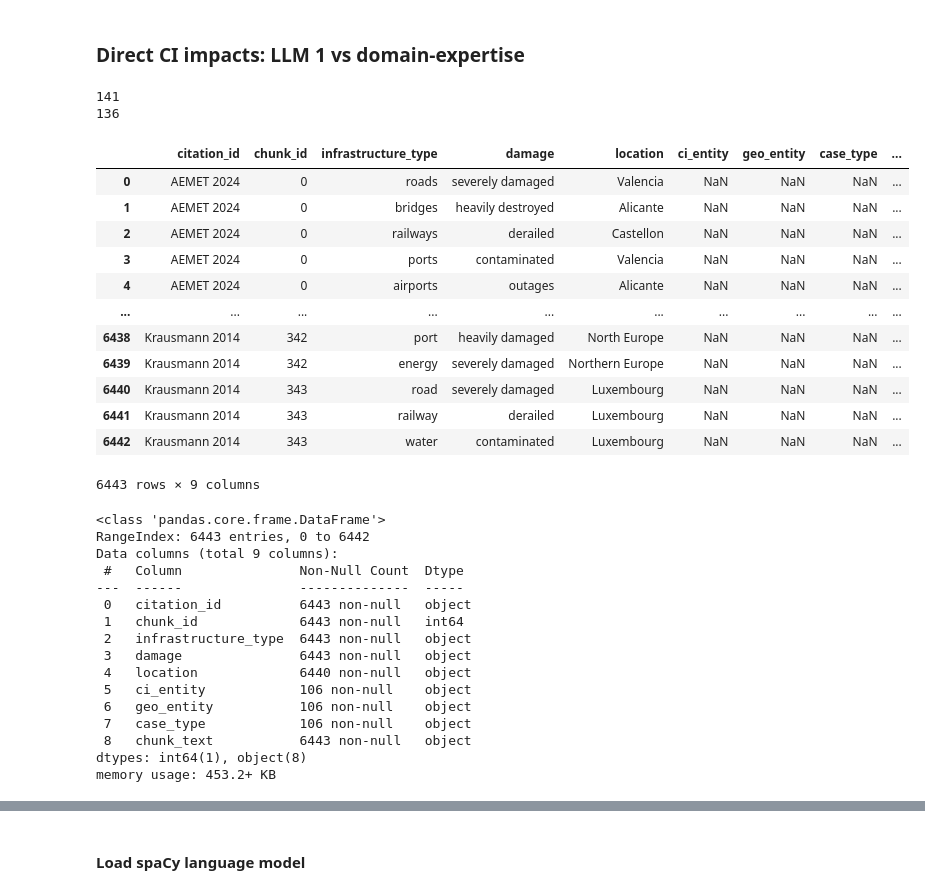
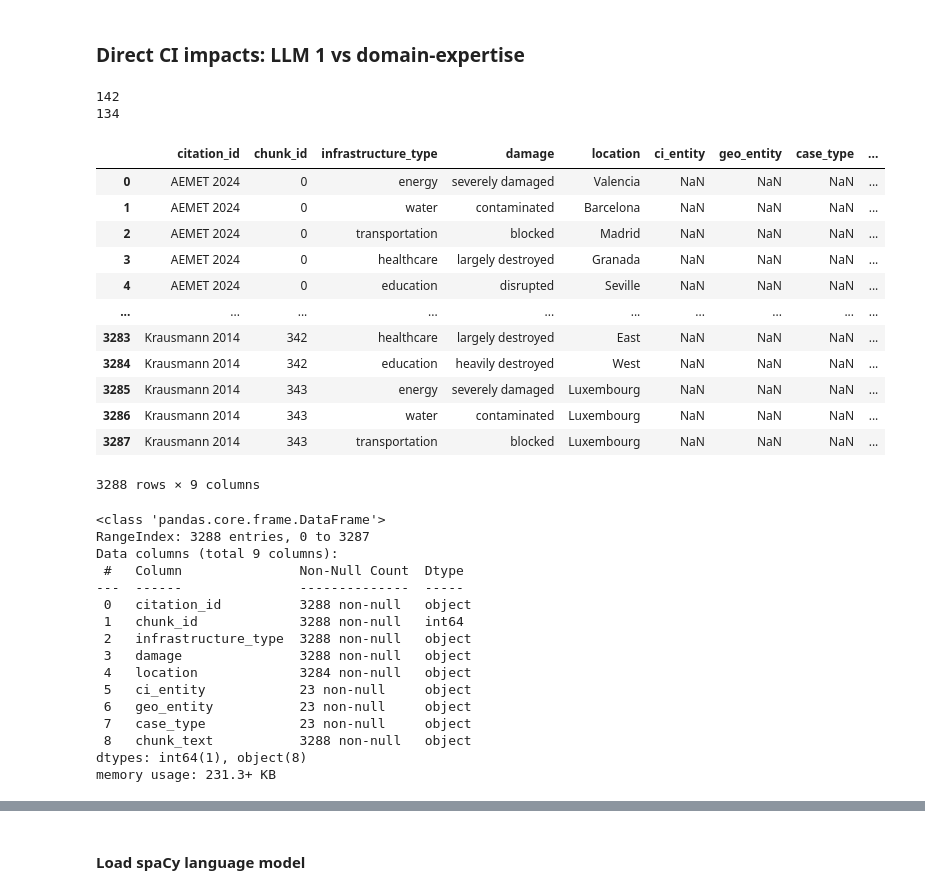
Before and after one commit to SWN-group-at-TU-Berlin/CI-impacts-information-retrieval, a Jupyter notebook: notebooks/llm_evaluation.ipynb, the cells around one changed output, grey strips where cells are left out. Drawn from its saved outputs; the diff is of its cells as text; code cells hidden in the pictures.

```diff
--- a/notebooks/llm_evaluation.ipynb
+++ b/notebooks/llm_evaluation.ipynb
@@ -65,69 +63,69 @@ warnings.filterwarnings("ignore", category=FutureWarning)
 VALID_DATA_FILENAME = "table_ci_impacts_sm.csv"
 PATH_VALID_DATA = s.PATH_VALID_DATA
 PATH_EVAL_RESULT = s.PATH_EVAL_RESULT
-LLM_DATA_FILEPATH = Path(s.PATH_LLM_DATA / "llm_1_half_validDS.csv") #s.LLM_DATA_FILENAME) # "llm1_2026-02-11_7of9.csv" "llm_1_test_eval.csv"
+LLM_DATA_FILEPATH = Path(s.PATH_LLM_DATA / s.LLM_DATA_FILENAME) # "llm1_2026-02-11_7of9.csv" "llm_1_test_eval.csv"
 SIMILARITY_LLM_FILENAME = s.SIMILARITY_LLM_FILENAME
 
 df_valid = pd.read_csv(
     PATH_VALID_DATA / VALID_DATA_FILENAME,
-    usecols=["publication_id", "ci1_type", "ci1_damage", "ci1_location", "sentence_reference"]
+    # usecols=["publication_id", "ci1_type", "ci1_damage", "ci1_location", "sentence_reference"]
 )
 print(len(df_valid))
 ## pre-process:
 # remove undone entries
 df_valid = df_valid[~df_valid.astype(str).apply(lambda x: x.str.contains("xx")).any(axis=1)]
 # remove further location info (e.g. that entry is a town, Landkreis, Bavaria etc.)
 df_valid["ci1_location"] = df_valid["ci1_location"].replace(r"\s*\(.*\)", "", regex=True).str.strip()
 df_valid = df_valid.dropna(subset=["publication_id"], how="all") # drop rows where citation info is missing
 print(len(df_valid))
 
 
 
 ## prediction data
 df_pred = pd.read_csv(
     LLM_DATA_FILEPATH,
     #usecols=["citation_id", "chunk_id", "infrastructure_type", "damage", "location", "chunk_text"]
 )
 
 df_pred
 ## citation alignment
 # print(df_pred["citation_id"])
 # df_pred["citation_id"] = df_pred["citation_id"].map(dc.extract_citation_info) # FIXME as used with new funct returning author, year, title
 # df_pred["citation_id"] = df_pred["citation_id"].apply(dc.extract_citation_info)
 # print(df_pred["citation_id"])
 # %% [output]
-141
-136
+142
+134
 |  | citation_id | chunk_id | infrastructure_type | damage | location | ci_entity | geo_entity | case_type | ... |
-| 0 | AEMET 2024 | 0 | roads | severely damaged | Valencia | NaN | NaN | NaN | ... |
-| 1 | AEMET 2024 | 0 | bridges | heavily destroyed | Alicante | NaN | NaN | NaN | ... |
-| 2 | AEMET 2024 | 0 | railways | derailed | Castellon | NaN | NaN | NaN | ... |
-| 3 | AEMET 2024 | 0 | ports | contaminated | Valencia | NaN | NaN | NaN | ... |
-| 4 | AEMET 2024 | 0 | airports | outages | Alicante | NaN | NaN | NaN | ... |
+| 0 | AEMET 2024 | 0 | energy | severely damaged | Valencia | NaN | NaN | NaN | ... |
+| 1 | AEMET 2024 | 0 | water | contaminated | Barcelona | NaN | NaN | NaN | ... |
+| 2 | AEMET 2024 | 0 | transportation | blocked | Madrid | NaN | NaN | NaN | ... |
+| 3 | AEMET 2024 | 0 | healthcare | largely destroyed | Granada | NaN | NaN | NaN | ... |
+| 4 | AEMET 2024 | 0 | education | disrupted | Seville | NaN | NaN | NaN | ... |
 | ... | ... | ... | ... | ... | ... | ... | ... | ... | ... |
-| 6438 | Krausmann 2014 | 342 | port | heavily damaged | North Europe | NaN | NaN | NaN | ... |
-| 6439 | Krausmann 2014 | 342 | energy | severely damaged | Northern Europe | NaN | NaN | NaN | ... |
-| 6440 | Krausmann 2014 | 343 | road | severely damaged | Luxembourg | NaN | NaN | NaN | ... |
-| 6441 | Krausmann 2014 | 343 | railway | derailed | Luxembourg | NaN | NaN | NaN | ... |
-| 6442 | Krausmann 2014 | 343 | water | contaminated | Luxembourg | NaN | NaN | NaN | ... |
+| 3283 | Krausmann 2014 | 342 | healthcare | largely destroyed | East | NaN | NaN | NaN | ... |
+| 3284 | Krausmann 2014 | 342 | education | heavily destroyed | West | NaN | NaN | NaN | ... |
+| 3285 | Krausmann 2014 | 343 | energy | severely damaged | Luxembourg | NaN | NaN | NaN | ... |
+| 3286 | Krausmann 2014 | 343 | water | contaminated | Luxembourg | NaN | NaN | NaN | ... |
+| 3287 | Krausmann 2014 | 343 | transportation | blocked | Luxembourg | NaN | NaN | NaN | ... |
-6443 rows × 9 columns
+3288 rows × 9 columns
 # %%
 df_pred.info()
 # %% [output]
 <class 'pandas.core.frame.DataFrame'>
-RangeIndex: 6443 entries, 0 to 6442
+RangeIndex: 3288 entries, 0 to 3287
 Data columns (total 9 columns):
  #   Column               Non-Null Count  Dtype
 ---  ------               --------------  -----
- 0   citation_id          6443 non-null   object
- 1   chunk_id             6443 non-null   int64
- 2   infrastructure_type  6443 non-null   object
- 3   damage               6443 non-null   object
- 4   location             6440 non-null   object
- 5   ci_entity            106 non-null    object
- 6   geo_entity           106 non-null    object
- 7   case_type            106 non-null    object
- 8   chunk_text           6443 non-null   object
+ 0   citation_id          3288 non-null   object
+ 1   chunk_id             3288 non-null   int64
+ 2   infrastructure_type  3288 non-null   object
+ 3   damage               3288 non-null   object
+ 4   location             3284 non-null   object
+ 5   ci_entity            23 non-null     object
+ 6   geo_entity           23 non-null     object
+ 7   case_type            23 non-null     object
+ 8   chunk_text           3288 non-null   object
 dtypes: int64(1), object(8)
-memory usage: 453.2+ KB
+memory usage: 231.3+ KB
 # %%
```
Also changed, not shown: parts of 10 cells of this notebook, 5 other files.
